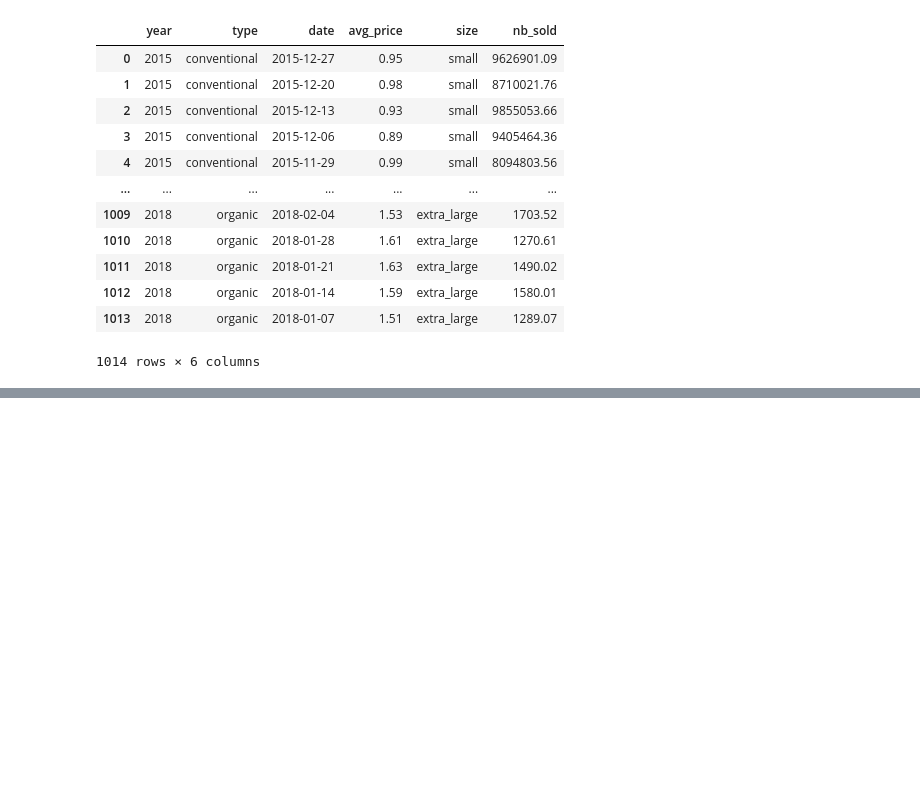
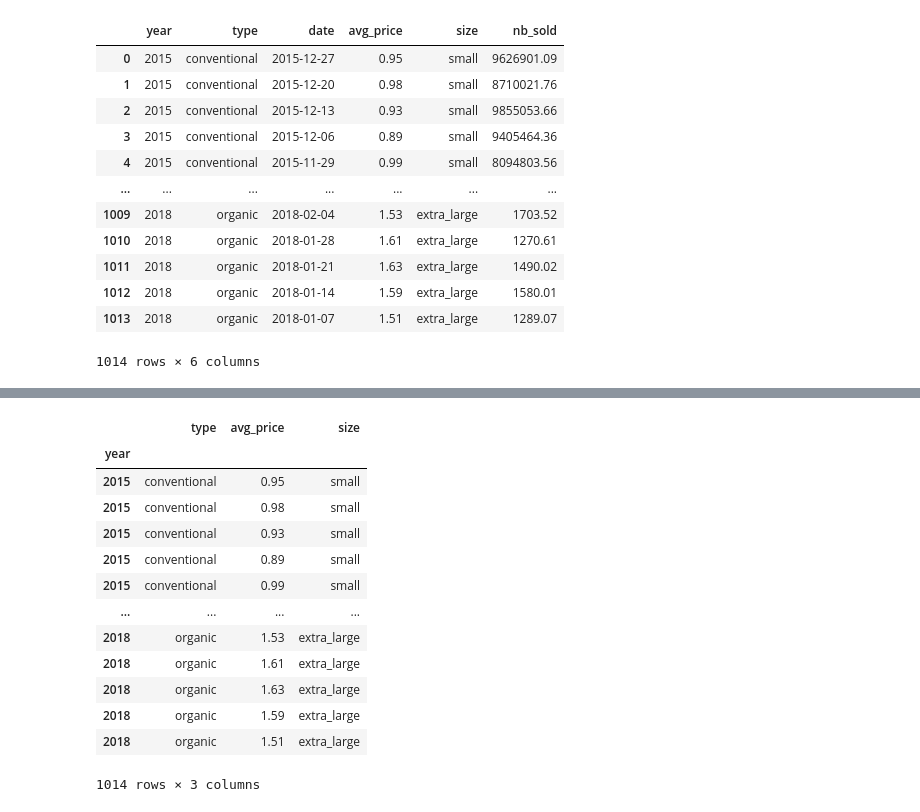
Before and after one commit to Haseeb1604/Data-Analytics-Python, a Jupyter notebook: Data Manipulation using pandas.ipynb, the cells around one changed output, grey strips where cells are left out. Saved outputs shown, nothing was run; the diff lists cells and outputs as text; code cells hidden in the pictures; blank space fills up the shorter version.

```diff
--- a/Data Manipulation using pandas.ipynb
+++ b/Data Manipulation using pandas.ipynb
@@ -224,0 +313,17 @@ df_ind2.reset_index()
+# %%
+df_ind.iloc[:, 1:4]
+# %% [output]
+|  | type | avg_price | size |
+| year |  |  |  |
+| 2015 | conventional | 0.95 | small |
+| 2015 | conventional | 0.98 | small |
+| 2015 | conventional | 0.93 | small |
+| 2015 | conventional | 0.89 | small |
+| 2015 | conventional | 0.99 | small |
+| ... | ... | ... | ... |
+| 2018 | organic | 1.53 | extra_large |
+| 2018 | organic | 1.61 | extra_large |
+| 2018 | organic | 1.63 | extra_large |
+| 2018 | organic | 1.59 | extra_large |
+| 2018 | organic | 1.51 | extra_large |
+1014 rows × 3 columns
```
Also changed, not shown: parts of 9 cells of this notebook.
